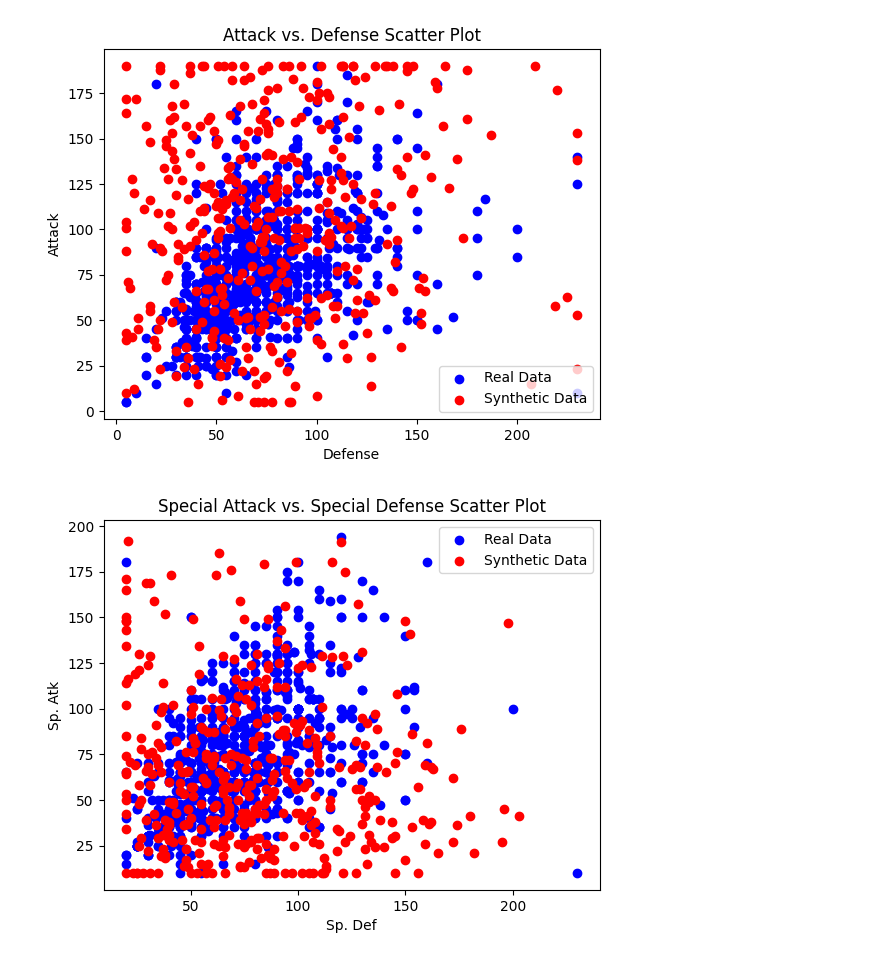
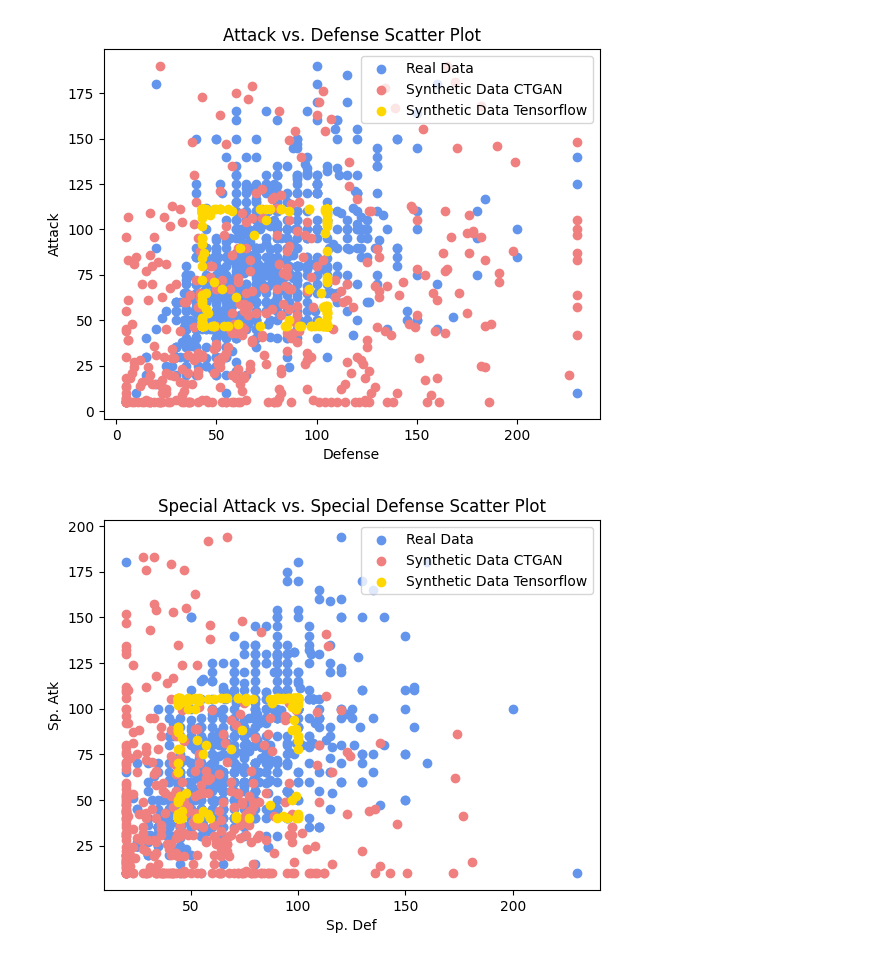
Before and after one commit to mdielacher/Pokemon, a Jupyter notebook: evaluation.ipynb, the cells around one changed output. Drawn from its saved outputs; the diff is of its cells as text; code cells hidden in the pictures.

```diff
--- a/evaluation.ipynb
+++ b/evaluation.ipynb
@@ -35,0 +28,4 @@ df.head()
+# %%
+# Import tensorflow Model Synthetic data
+synthetic_tf = pd.read_csv("TF_Pokemon.csv", encoding="UTF-8")
+synthetic_tf.head()
@@ -35,0 +39,4 @@ df.head()
+# %%
+# Import real data
+df = pd.read_csv("data\\pokemon_train_set.csv")
+df.head()
@@ -36,8 +50,9 @@ df.head()
 # %%
-# Für den echten DataFrame 'df'
+# Adding Total column for real and synthetic data
 df['Total'] = df[['HP', 'Attack', 'Defense', 'Sp. Atk', 'Sp. Def', 'Speed']].sum(axis=1)
 
-# Für den synthetischen DataFrame 'synthetic_CTGAN'
+# synthetic_CTGAN
 synthetic_CTGAN['Total'] = synthetic_CTGAN[['HP', 'Attack', 'Defense', 'Sp. Atk', 'Sp. Def', 'Speed']].sum(axis=1)
 
-# Nun haben beide DataFrames eine neue Spalte "Total", die die Gesamtwerte enthält.
+# synthetic_tf
+synthetic_tf['Total'] = synthetic_tf[['HP', 'Attack', 'Defense', 'Sp. Atk', 'Sp. Def', 'Speed']].sum(axis=1)
@@ -135,41 +173,45 @@ plt.show()
 # %%
-import matplotlib.pyplot as plt
+# Scatterplot for real data
+plt.scatter(df['Defense'], df['Attack'], color='cornflowerblue', label='Real Data')
 
-# Scatterplot für echte Daten
-plt.scatter(df['Defense'], df['Attack'], color='blue', label='Real Data')
+# Scatterplot for for synthetic data CTGAN
+plt.scatter(synthetic_CTGAN['Defense'], synthetic_CTGAN['Attack'], color='lightcoral', label='Synthetic Data CTGAN')
 
-# Scatterplot für synthetische Daten
-plt.scatter(synthetic_CTGAN['Defense'], synthetic_CTGAN['Attack'], color='red', label='Synthetic Data')
+# Scatterplot for synthetic data tf
+plt.scatter(synthetic_tf['Defense'], synthetic_tf['Attack'], color='gold', label='Synthetic Data Tensorflow')
 
-# Titel und Achsenbeschriftungen hinzufügen
+# Add title and axis lable
 plt.title('Attack vs. Defense Scatter Plot')
 plt.xlabel('Defense')
 plt.ylabel('Attack')
 
-# Legende hinzufügen
+# Add legend
 plt.legend()
 
-# Das Diagramm anzeigen
+# Show diagram
 plt.show()
 # %% [output]
-[figure, old version]
+[figure, new version]
 # %%
-# Scatterplot für echte Daten
-plt.scatter(df['Sp. Def'], df['Sp. Atk'], color='blue', label='Real Data')
+# Scatterplot for real data
+plt.scatter(df['Sp. Def'], df['Sp. Atk'], color='cornflowerblue', label='Real Data')
 
-# Scatterplot für synthetische Daten
-plt.scatter(synthetic_CTGAN['Sp. Def'], synthetic_CTGAN['Sp. Atk'], color='red', label='Synthetic Data')
+# Scatterplot for synthetic data CTGAN
+plt.scatter(synthetic_CTGAN['Sp. Def'], synthetic_CTGAN['Sp. Atk'], color='lightcoral', label='Synthetic Data CTGAN')
 
-# Titel und Achsenbeschriftungen hinzufügen
+# Scatterplot for synthetic data tf
+plt.scatter(synthetic_tf['Sp. Def'], synthetic_tf['Sp. Atk'], color='gold', label='Synthetic Data Tensorflow')
+
+# Add title and axis lables
 plt.title('Special Attack vs. Special Defense Scatter Plot')
 plt.xlabel('Sp. Def')
 plt.ylabel('Sp. Atk')
 
-# Legende hinzufügen
+# Add lengend
 plt.legend()
 
-# Das Diagramm anzeigen
+# Add diagram
 plt.show()
 # %% [output]
-[figure, old version]
+[figure, new version]
 # %%
```
Also changed, not shown: parts of 13 cells of this notebook, 4 other files.
